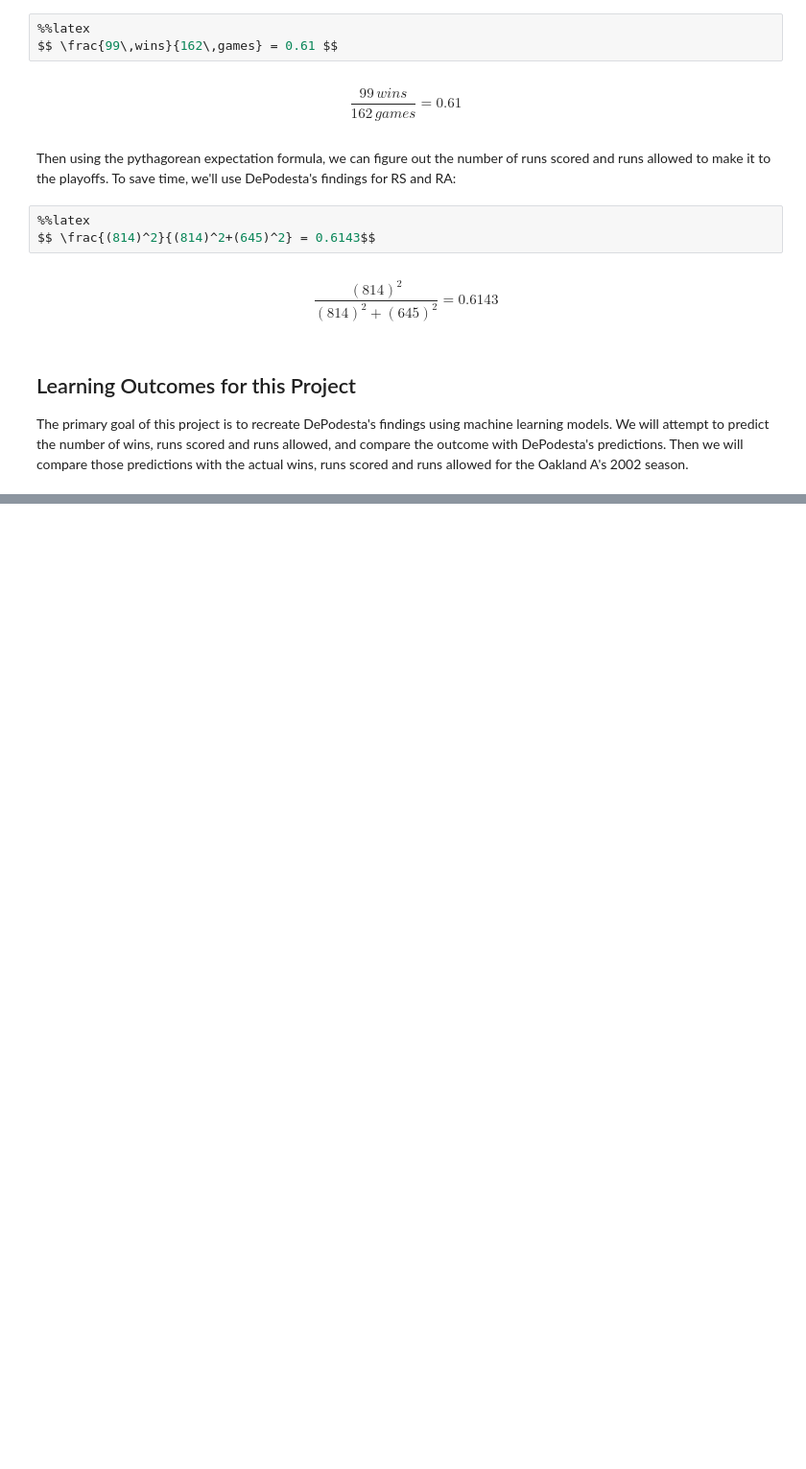
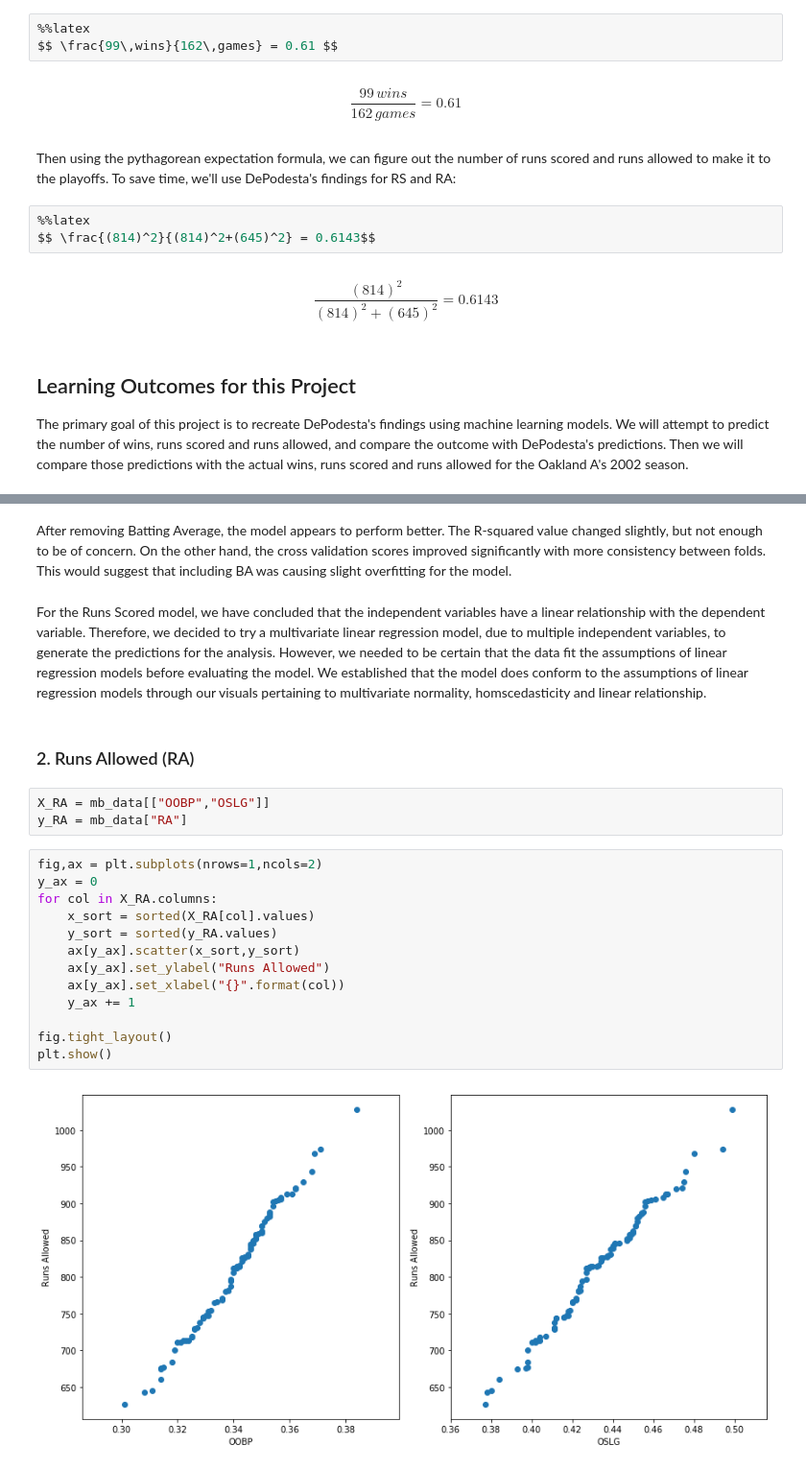
Before and after one commit to GlennSG/Moneyball, a Jupyter notebook: Moneyball Supervised Learning Analysis.ipynb, the cells around one changed output, grey strips where cells are left out. Shown at 96% size. Cells and saved outputs as stored; diff of their text form; blank space fills up the shorter version.

```diff
--- a/Moneyball Supervised Learning Analysis.ipynb
+++ b/Moneyball Supervised Learning Analysis.ipynb
@@ -112,0 +308,24 @@ The primary goal of this project is to recreate DePodesta's findings using machi
+# %% [markdown]
+After removing Batting Average, the model appears to perform better. The R-squared value changed slightly, but not enough to be of concern. On the other hand, the cross validation scores improved significantly with more consistency between folds. This would suggest that including BA was causing slight overfitting for the model.
+# %% [markdown]
+For the Runs Scored model, we have concluded that the independent variables have a linear relationship with the dependent variable. Therefore, we decided to try a multivariate linear regression model, due to multiple independent variables, to generate the predictions for the analysis. However, we needed to be certain that the data fit the assumptions of linear regression models before evaluating the model. We established that the model does conform to the assumptions of linear regression models through our visuals pertaining to multivariate normality, homscedasticity and linear relationship.
+# %% [markdown]
+### 2. Runs Allowed (RA)
+# %%
+X_RA = mb_data[["OOBP","OSLG"]]
+y_RA = mb_data["RA"]
+# %%
+fig,ax = plt.subplots(nrows=1,ncols=2)
+y_ax = 0
+for col in X_RA.columns:
+    x_sort = sorted(X_RA[col].values)
+    y_sort = sorted(y_RA.values)
+    ax[y_ax].scatter(x_sort,y_sort)
+    ax[y_ax].set_ylabel("Runs Allowed")
+    ax[y_ax].set_xlabel("{}".format(col))
+    y_ax += 1
+
+fig.tight_layout()
+plt.show()
+# %% [output]
+[figure, added]
```
Also changed, not shown: parts of 78 cells of this notebook.
